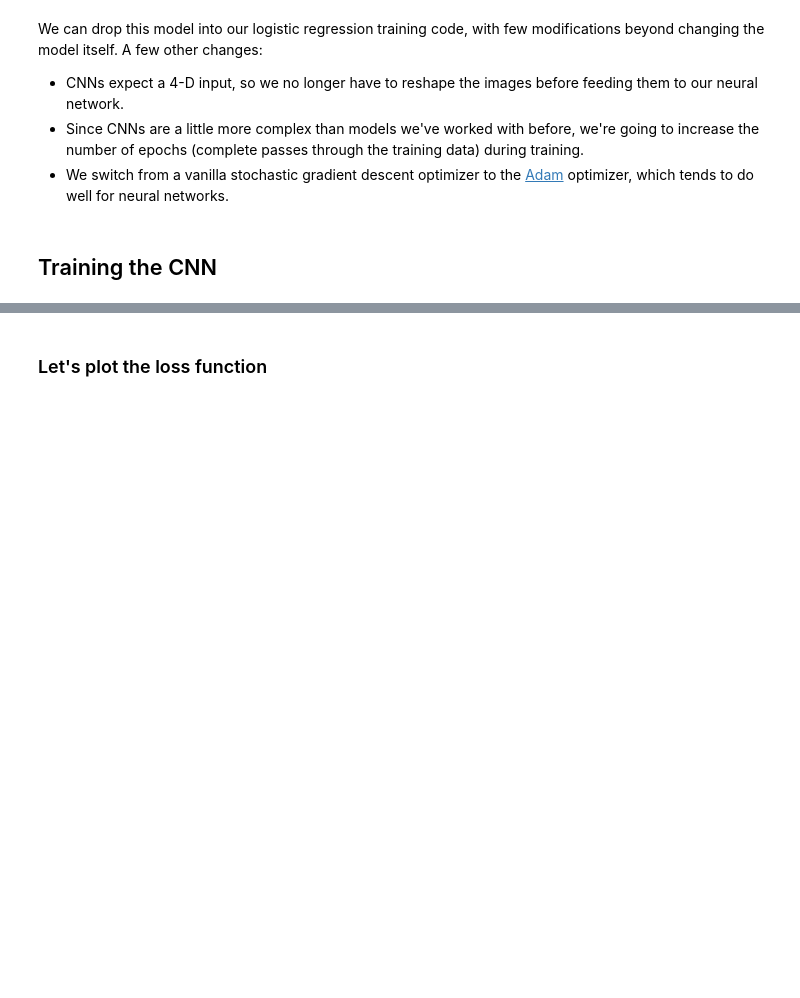
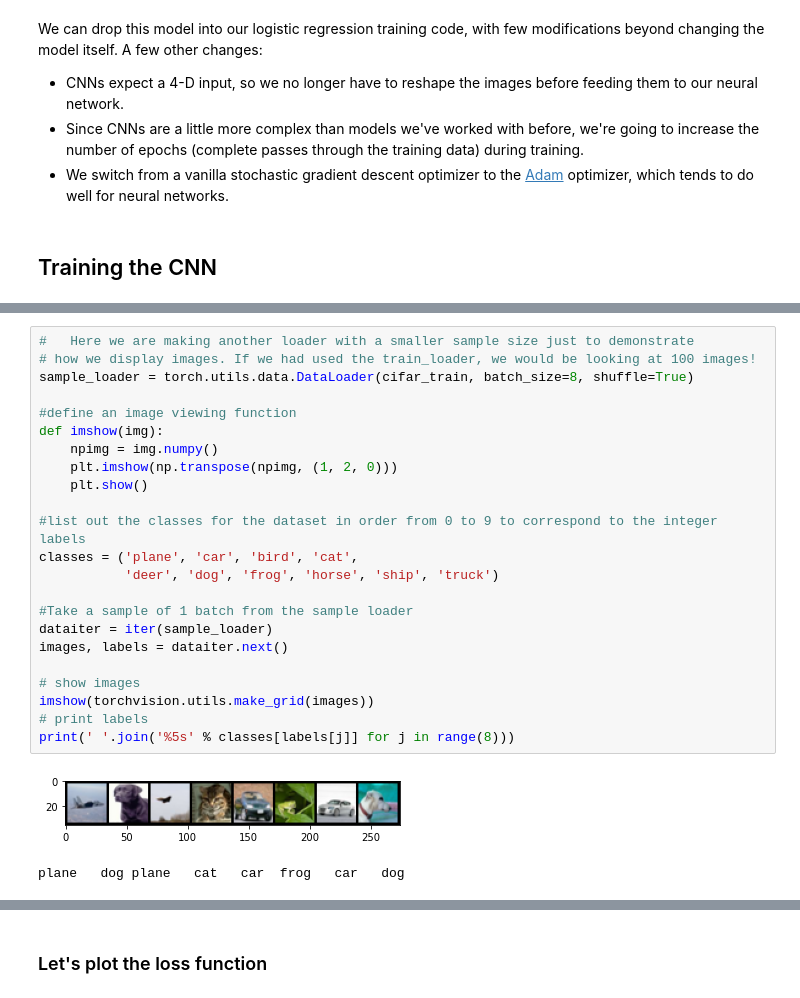
Before and after one commit to dukeplusds/mlwscv2022, a Jupyter notebook: day2_solution_notebook.ipynb, the cells around one changed output, grey strips where cells are left out. Saved outputs shown, nothing was run; the diff lists cells and outputs as text; blank space fills up the shorter version.

```diff
--- a/day2_solution_notebook.ipynb
+++ b/day2_solution_notebook.ipynb
@@ -433,3 +410,29 @@ for epoch in trange(3):
 # %% [output]
 Files already downloaded and verified
 Files already downloaded and verified
+# %%
+#   Here we are making another loader with a smaller sample size just to demonstrate
+# how we display images. If we had used the train_loader, we would be looking at 100 images!
+sample_loader = torch.utils.data.DataLoader(cifar_train, batch_size=8, shuffle=True)
+
+#define an image viewing function
+def imshow(img):
+    npimg = img.numpy()
+    plt.imshow(np.transpose(npimg, (1, 2, 0)))
+    plt.show()
+
+#list out the classes for the dataset in order from 0 to 9 to correspond to the integer labels
+classes = ('plane', 'car', 'bird', 'cat',
+           'deer', 'dog', 'frog', 'horse', 'ship', 'truck')
+
+#Take a sample of 1 batch from the sample loader
+dataiter = iter(sample_loader)
+images, labels = dataiter.next()
+
+# show images
+imshow(torchvision.utils.make_grid(images))
+# print labels
+print(' '.join('%5s' % classes[labels[j]] for j in range(8)))
+# %% [output]
+[figure, added]
+plane   dog plane   cat   car  frog   car   dog
```
Also changed, not shown: parts of 2 cells of this notebook.
